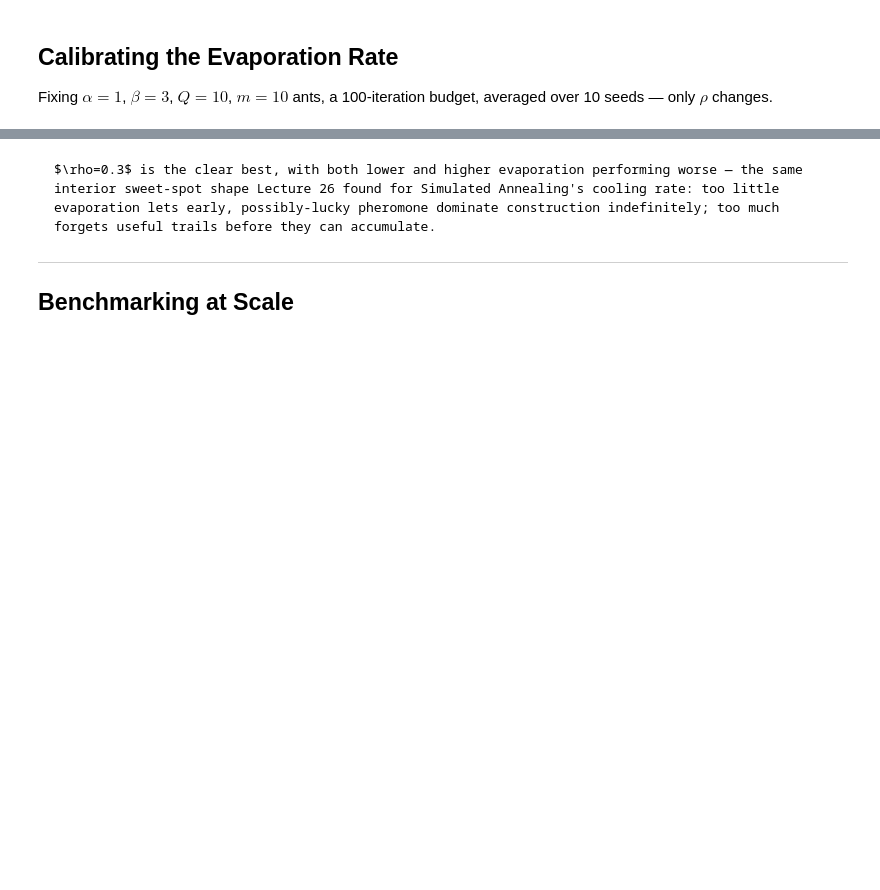
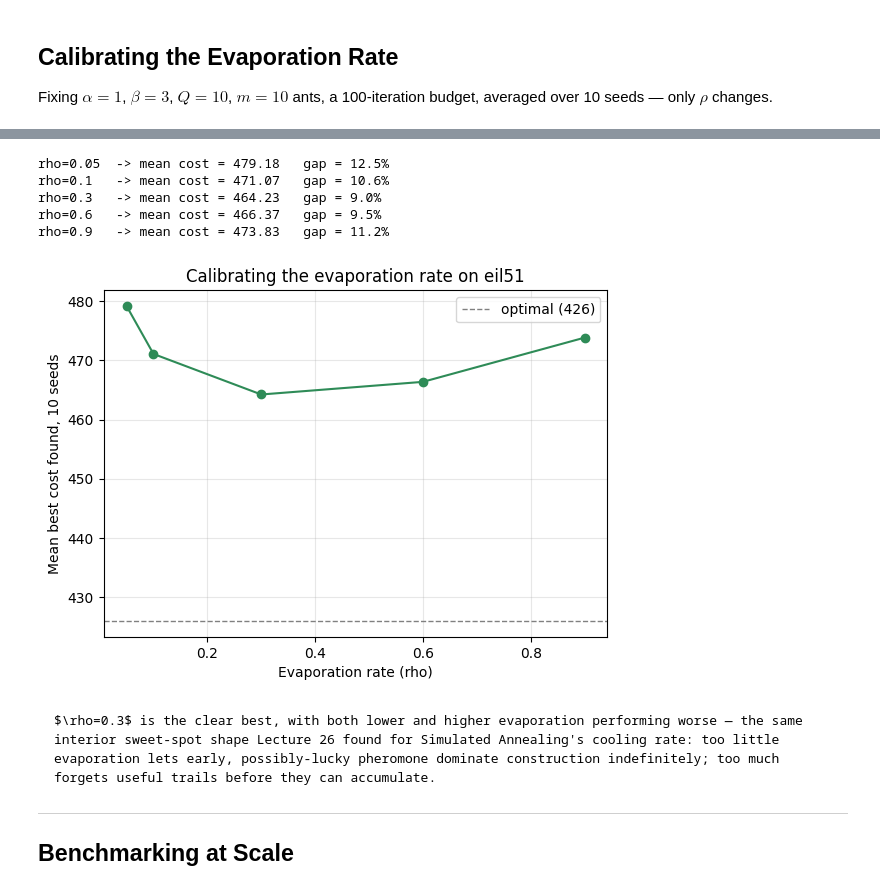
Before and after one commit to anmpahwa/CV5972, a Jupyter notebook: book/content/lecture_32.ipynb, the cells around one changed output, grey strips where cells are left out. Saved outputs shown, nothing was run; the diff lists cells and outputs as text; code cells hidden in the pictures; blank space fills up the shorter version.

````diff
--- a/book/content/lecture_32.ipynb
+++ b/book/content/lecture_32.ipynb
@@ -151,3 +142,37 @@ plt.show()
+# %%
+def run_aco(rho, alpha=1, beta=3, Q=10, m=10, n_iters=100, n_seeds=10, D=D, customers=customers):
+    results = []
+    for seed in range(1, n_seeds + 1):
+        random.seed(seed)
+        np.random.seed(seed)
+        s_b, F_b = aco(customers, f, D, alpha, beta, rho, Q, m, n=n_iters, t=1e-9)
+        results.append(f(s_b))
+    return np.array(results)
+
+rho_results = {}
+for rho in [0.05, 0.1, 0.3, 0.6, 0.9]:
+    vals = run_aco(rho)
+    rho_results[rho] = vals
+    gap = (vals.mean() - optimal) / optimal * 100
+    print(f"rho={rho:<5} -> mean cost = {vals.mean():.2f}   gap = {gap:.1f}%")
+# %% [output]
+rho=0.05  -> mean cost = 479.18   gap = 12.5%
+rho=0.1   -> mean cost = 471.07   gap = 10.6%
+rho=0.3   -> mean cost = 464.23   gap = 9.0%
+rho=0.6   -> mean cost = 466.37   gap = 9.5%
+rho=0.9   -> mean cost = 473.83   gap = 11.2%
+# %%
+fig, ax = plt.subplots(figsize=(6.5, 4.5))
+ax.plot(list(rho_results.keys()), [v.mean() for v in rho_results.values()], "o-", color="seagreen")
+ax.axhline(optimal, color="gray", linestyle="--", linewidth=1, label=f"optimal ({optimal})")
+ax.set_xlabel("Evaporation rate (rho)")
+ax.set_ylabel("Mean best cost found, 10 seeds")
+ax.set_title("Calibrating the evaporation rate on eil51")
+ax.legend()
+ax.grid(alpha=0.3)
+plt.show()
+# %% [output]
+[figure, added]
 # %% [markdown]
 ```{note}
 $\rho=0.3$ is the clear best, with both lower and higher evaporation performing worse — the same interior sweet-spot shape Lecture 26 found for Simulated Annealing's cooling rate: too little evaporation lets early, possibly-lucky pheromone dominate construction indefinitely; too much forgets useful trails before they can accumulate.
````
Also changed, not shown: parts of 11 cells of this notebook, 1 other file.
